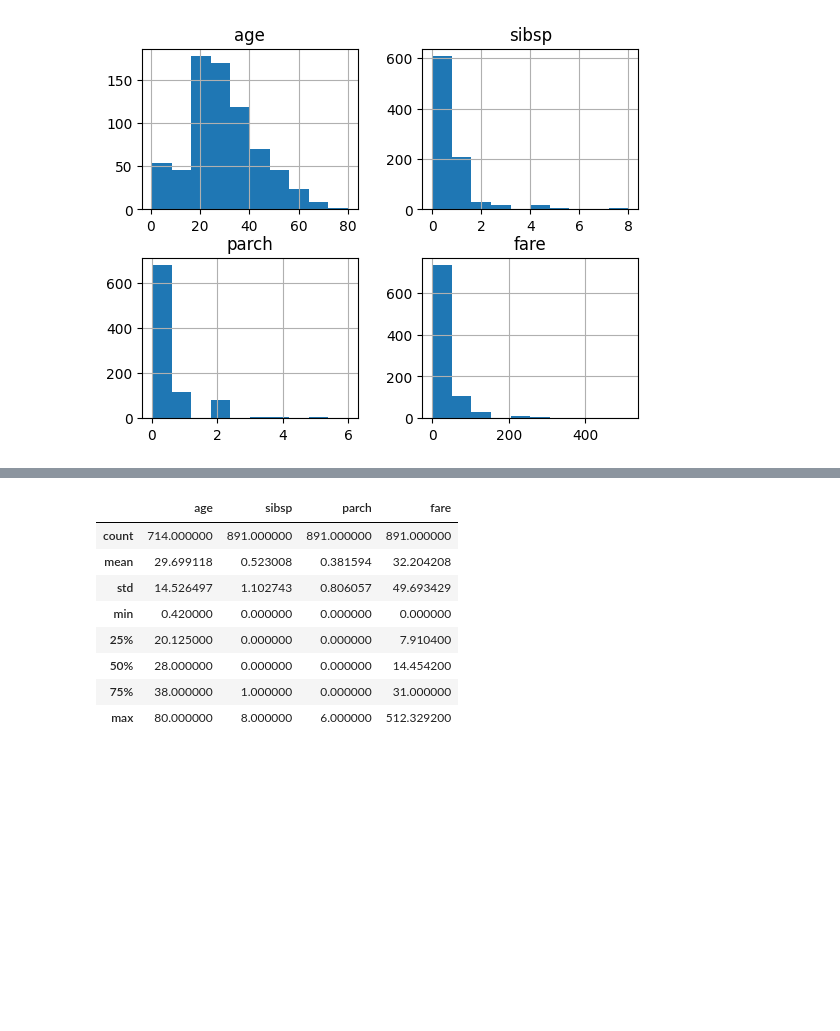
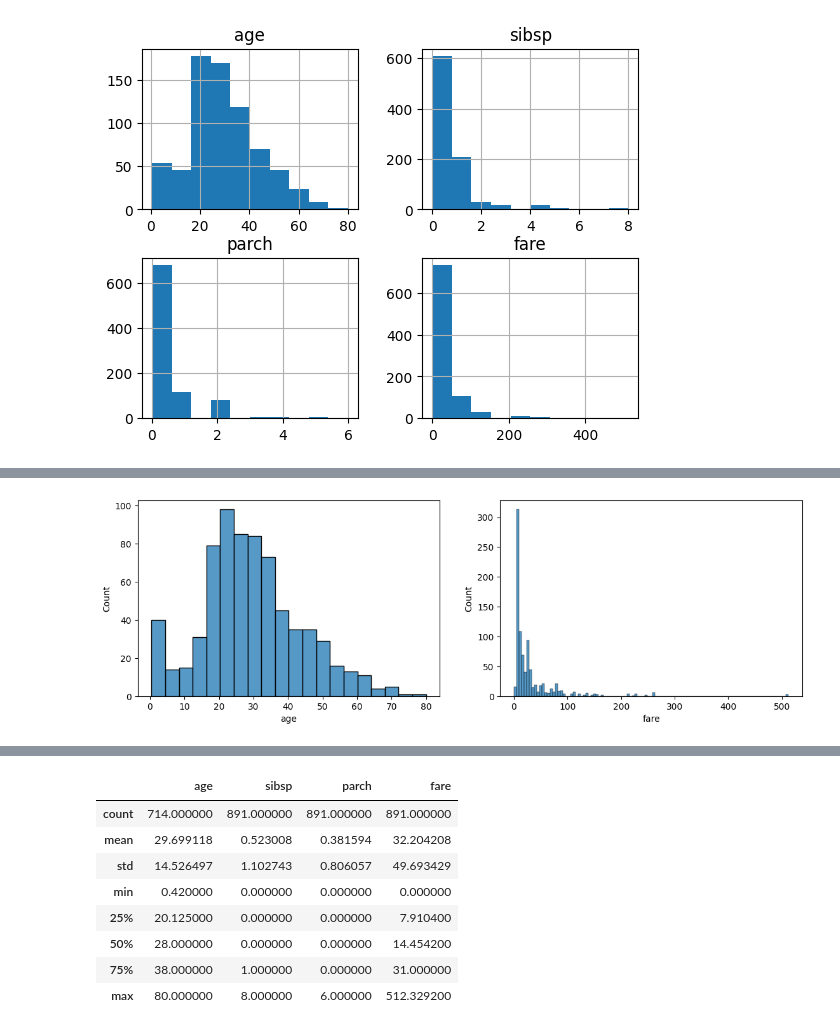
Before and after one commit to Kaderbalde/EXERCISE, a Jupyter notebook: EXO1.ipynb, the cells around one changed output, grey strips where cells are left out. Saved outputs shown, nothing was run; the diff lists cells and outputs as text; code cells hidden in the pictures; blank space fills up the shorter version.

```diff
--- a/EXO1.ipynb
+++ b/EXO1.ipynb
@@ -148,0 +160,8 @@ array([[<Axes: title={'center': 'age'}>,
+# %%
+plt.figure(figsize=(13.5, 4))
+for col in enumerate(df.select_dtypes(include = ['float64'])):
+    plt.subplot(1, 2, col[0] + 1)
+    sns.histplot(x = col[1], data = df)
+plt.show()
+# %% [output]
+[figure, added]
```
Also changed, not shown: parts of 12 cells of this notebook.
